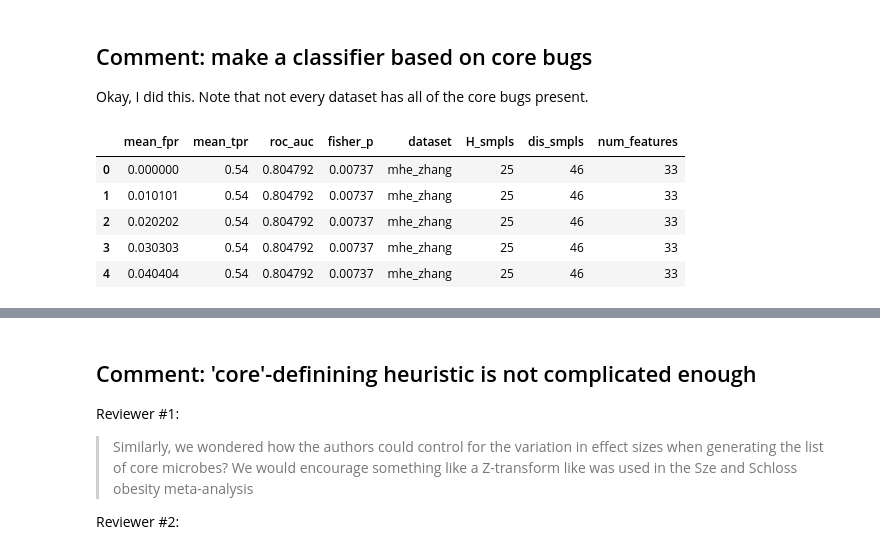
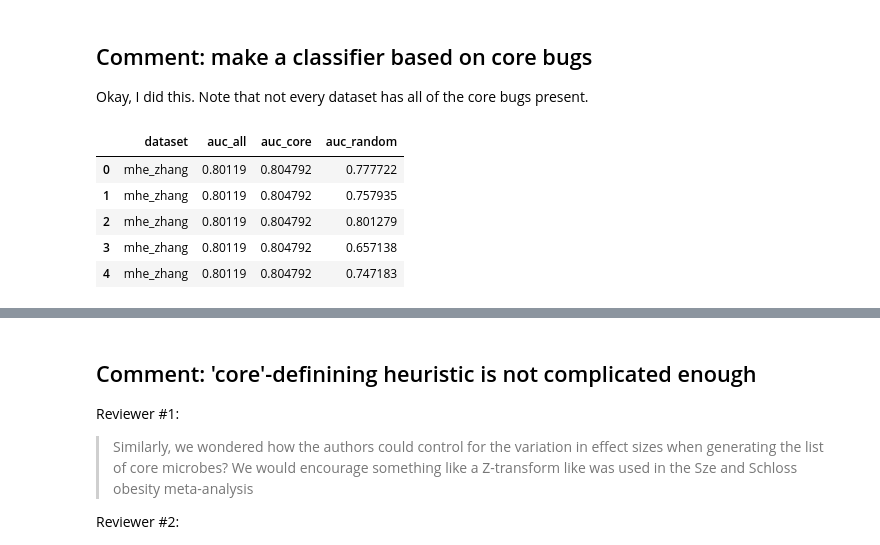
Before and after one commit to cduvallet/microbiomeHD, a Jupyter notebook: src/exploration/2017-06-21.reviewer_comments_info.ipynb, the cells around one changed output, grey strips where cells are left out. Drawn from its saved outputs; the diff is of its cells as text; code cells hidden in the pictures.

```diff
--- a/src/exploration/2017-06-21.reviewer_comments_info.ipynb
+++ b/src/exploration/2017-06-21.reviewer_comments_info.ipynb
@@ -208,13 +212,25 @@ Okay, I did this. Note that not every dataset has all of the core bugs present.
 # %%
 fn_rf_core = '../../data/analysis_results/rf_results.core_only.txt'
 fn_rf_all = '../../data/analysis_results/rf_results.txt'
+fn_rf_random = '../../data/analysis_results/rf_results.random_genera.txt'
 rf_all = pd.read_csv(fn_rf_all, sep='\t')
 rf_core = pd.read_csv(fn_rf_core, sep='\t')
+rf_random = pd.read_csv(fn_rf_random, sep='\t')
 #rf_core.head()
+
+rf_core = rf_core[['dataset', 'roc_auc']].drop_duplicates()
+rf_core.columns = ['dataset', 'auc_core']
+rf_all = rf_all[['dataset', 'roc_auc']].drop_duplicates()
+rf_all.columns = ['dataset', 'auc_all']
+rf_random = rf_random[['dataset', 'roc_auc']].drop_duplicates()
+rf_random.columns = ['dataset', 'auc_random']
+rf_both = pd.merge(rf_all, rf_core)
+rf_both = pd.merge(rf_both, rf_random)
+rf_both.head()
 # %% [output]
-|  | mean_fpr | mean_tpr | roc_auc | fisher_p | dataset | H_smpls | dis_smpls | num_features |
-| 0 | 0.000000 | 0.54 | 0.804792 | 0.00737 | mhe_zhang | 25 | 46 | 33 |
-| 1 | 0.010101 | 0.54 | 0.804792 | 0.00737 | mhe_zhang | 25 | 46 | 33 |
-| 2 | 0.020202 | 0.54 | 0.804792 | 0.00737 | mhe_zhang | 25 | 46 | 33 |
-| 3 | 0.030303 | 0.54 | 0.804792 | 0.00737 | mhe_zhang | 25 | 46 | 33 |
-| 4 | 0.040404 | 0.54 | 0.804792 | 0.00737 | mhe_zhang | 25 | 46 | 33 |
+|  | dataset | auc_all | auc_core | auc_random |
+| 0 | mhe_zhang | 0.80119 | 0.804792 | 0.777722 |
+| 1 | mhe_zhang | 0.80119 | 0.804792 | 0.757935 |
+| 2 | mhe_zhang | 0.80119 | 0.804792 | 0.801279 |
+| 3 | mhe_zhang | 0.80119 | 0.804792 | 0.657138 |
+| 4 | mhe_zhang | 0.80119 | 0.804792 | 0.747183 |
```
Also changed, not shown: parts of 6 cells of this notebook, 2 other files.
